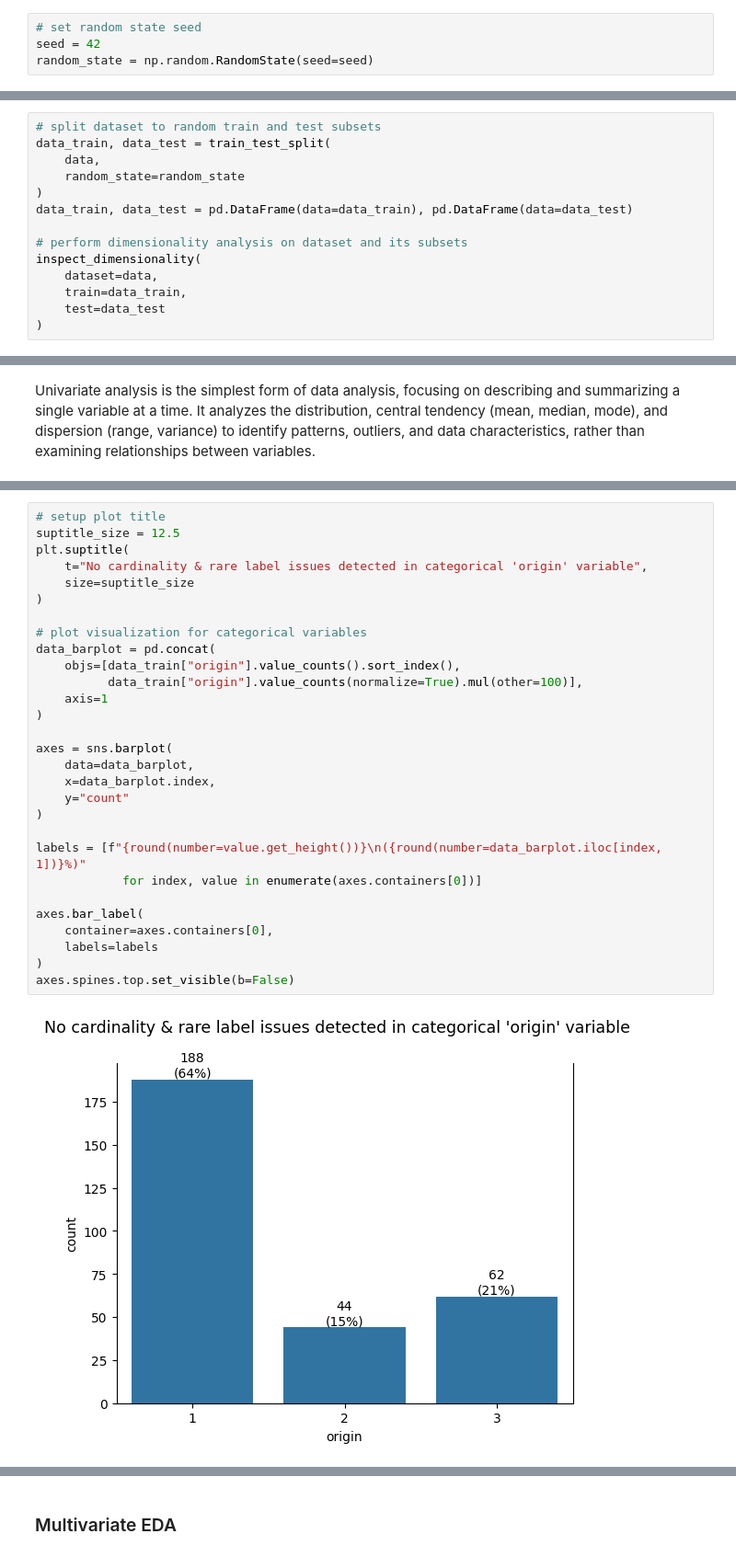
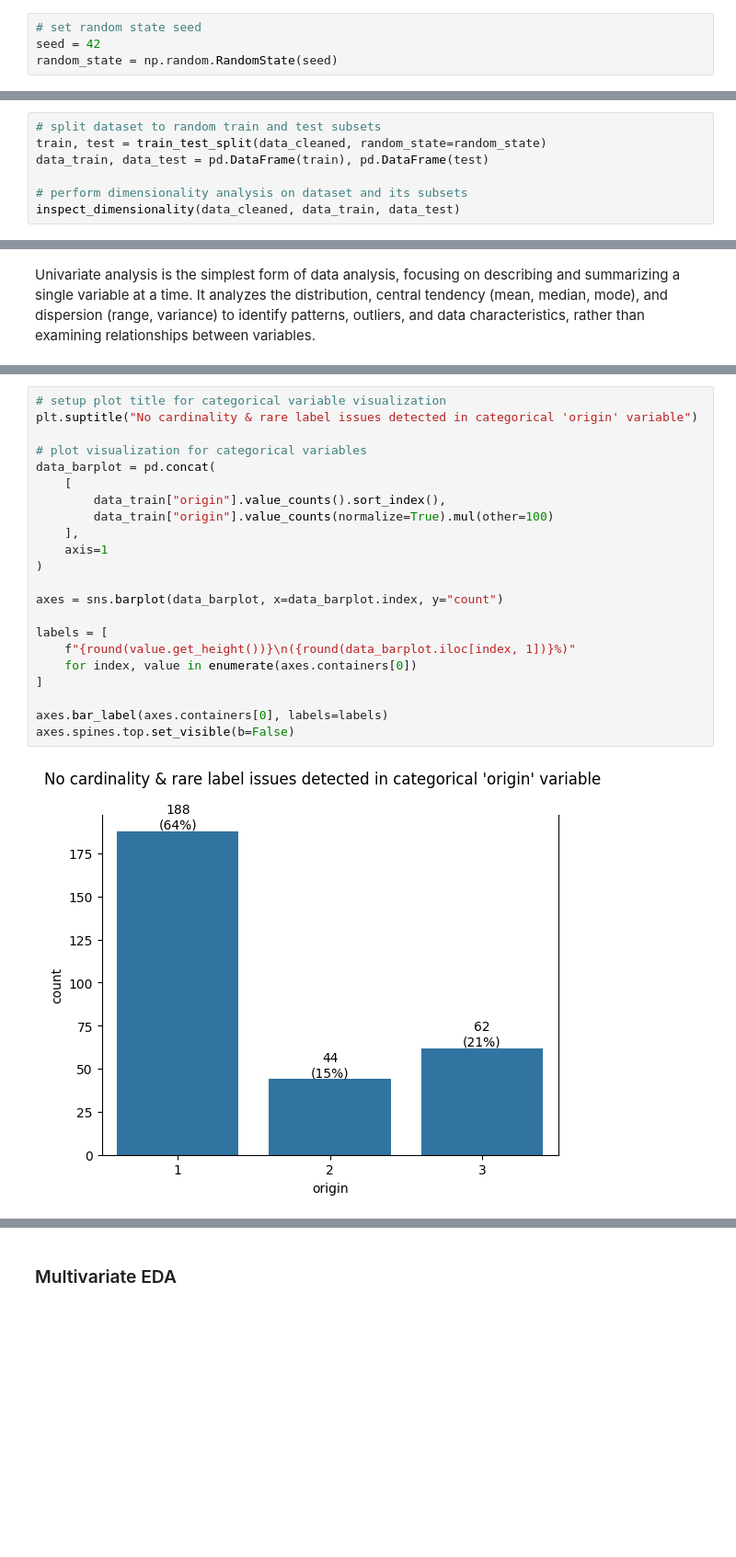
Before and after one commit to garudapaksi-yusuf/Auto_MPG_Prediction, a Jupyter notebook: notebook/notebook.ipynb, the cells around one changed output, grey strips where cells are left out. Shown at 92% size. Drawn from its saved outputs; the diff is of its cells as text; blank space fills up the shorter version.

```diff
--- a/notebook/notebook.ipynb
+++ b/notebook/notebook.ipynb
@@ -336,7 +296,7 @@ from dython.nominal import associations
 # %%
 # set random state seed
 seed = 42
-random_state = np.random.RandomState(seed=seed)
+random_state = np.random.RandomState(seed)
 # %% [markdown]
 *Some scikit-learn `sklearn` objects are [inherently random](https://scikit-learn.org/stable/common_pitfalls.html#controlling-randomness). The randomness of these objects is controlled via their `random_state` parameter.*
 * *In order to obtain reproducible (i.e. constant) results across multiple executions of this project, the recommended way is by passing a random number generator `RandomState` instance to any of those objects that accept a `random_state` parameter.*
@@ -365,18 +327,11 @@ def inspect_dimensionality(dataset, train, test):
     return dimensionality_summary
 # %%
 # split dataset to random train and test subsets
-data_train, data_test = train_test_split(
-    data,
-    random_state=random_state
-)
-data_train, data_test = pd.DataFrame(data=data_train), pd.DataFrame(data=data_test)
+train, test = train_test_split(data_cleaned, random_state=random_state)
+data_train, data_test = pd.DataFrame(train), pd.DataFrame(test)
 
 # perform dimensionality analysis on dataset and its subsets
-inspect_dimensionality(
-    dataset=data,
-    train=data_train,
-    test=data_test
-)
+inspect_dimensionality(data_cleaned, data_train, data_test)
 # %% [output]
 |  | row (n) | row ratio | column |
 | dataset | 392 | 1.00 | 8 |
@@ -593,34 +409,27 @@ For values that are over-represented in the dataset, they tend to dominate the o
 # %%
-# setup plot title
-suptitle_size = 12.5
-plt.suptitle(
-    t="No cardinality & rare label issues detected in categorical 'origin' variable",
-    size=suptitle_size
-)
+# setup plot title for categorical variable visualization
+plt.suptitle("No cardinality & rare label issues detected in categorical 'origin' variable")
 
 # plot visualization for categorical variables
 data_barplot = pd.concat(
-    objs=[data_train["origin"].value_counts().sort_index(),
-          data_train["origin"].value_counts(normalize=True).mul(other=100)],
+    [
+        data_train["origin"].value_counts().sort_index(),
+        data_train["origin"].value_counts(normalize=True).mul(other=100)
+    ],
     axis=1
 )
 
-axes = sns.barplot(
-    data=data_barplot,
-    x=data_barplot.index,
-    y="count"
-)
+axes = sns.barplot(data_barplot, x=data_barplot.index, y="count")
 
-labels = [f"{round(number=value.get_height())}\n({round(number=data_barplot.iloc[index, 1])}%)"
-            for index, value in enumerate(axes.containers[0])]
+labels = [
+    f"{round(value.get_height())}\n({round(data_barplot.iloc[index, 1])}%)"
+    for index, value in enumerate(axes.containers[0])
+]
 
-axes.bar_label(
-    container=axes.containers[0],
-    labels=labels
-)
+axes.bar_label(axes.containers[0], labels=labels)
 axes.spines.top.set_visible(b=False)
 # %% [output]
-[figure, old version]
+[figure, new version]
 # %% [markdown]
 [Bar chart](https://en.wikipedia.org/wiki/Bar_chart) is a chart that presents categorical data with rectangular bars with heights or lengths proportional to the values that they represent.
 * The graph shows comparisons among discrete categories.
```
Also changed, not shown: parts of 79 cells of this notebook.
